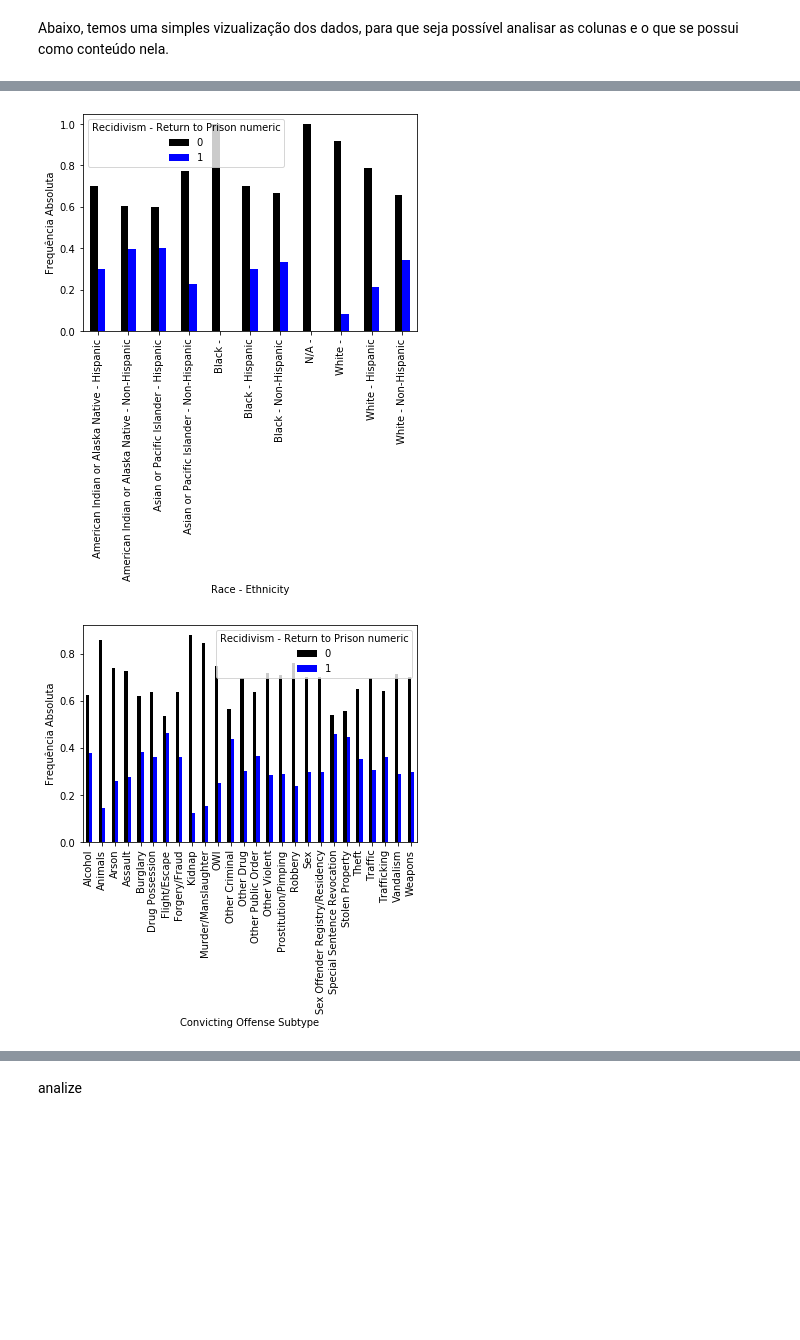
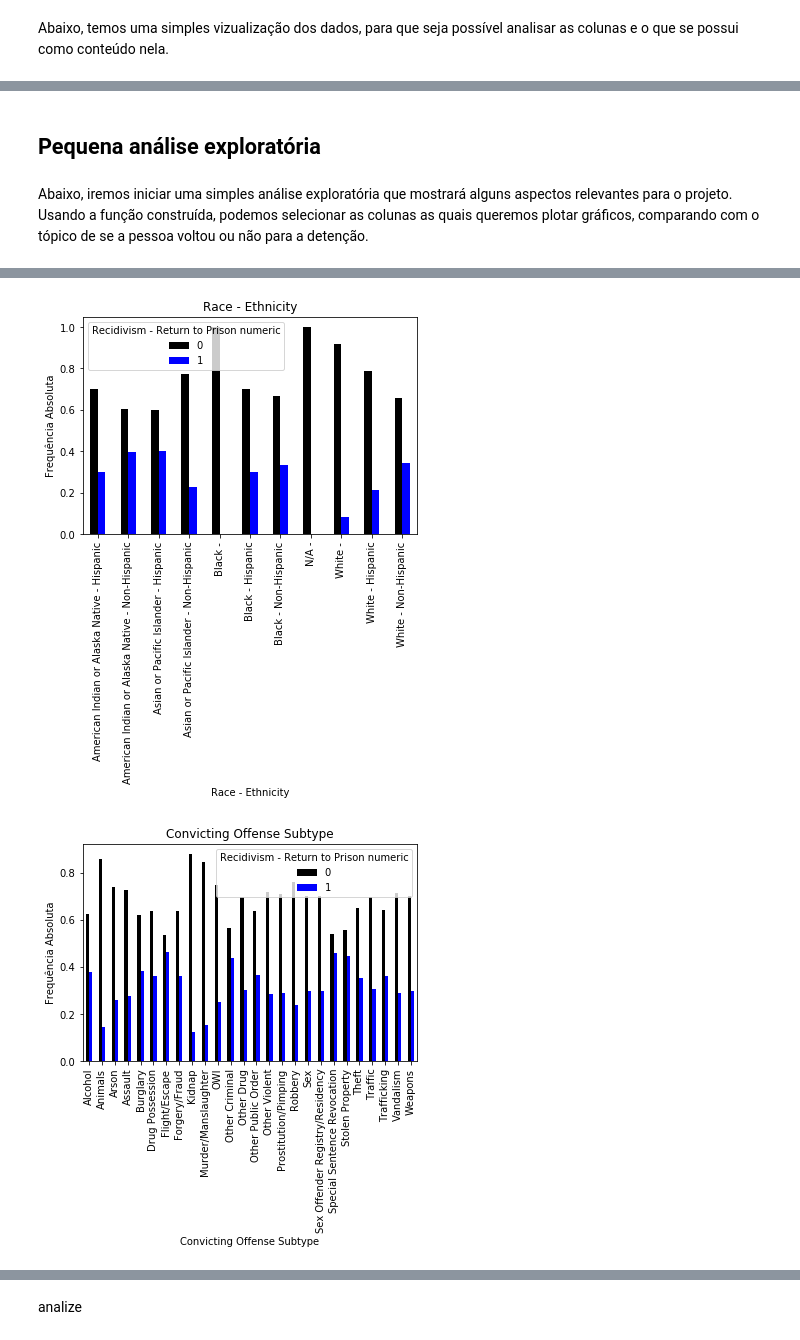
Before and after one commit to williamars/Cdados_final, a Jupyter notebook: P3 - Arquivo Final.ipynb, the cells around one changed output, grey strips where cells are left out. Cells and saved outputs as stored; diff of their text form; code cells hidden in the pictures; blank space fills up the shorter version.

```diff
--- a/P3 - Arquivo Final.ipynb
+++ b/P3 - Arquivo Final.ipynb
@@ -154,20 +176,30 @@ A partir da tabela acima, pode-se observar que nesta prisão 17339 presos não v
+# %% [markdown]
+## Pequena análise exploratória
+# %% [markdown]
+Abaixo, iremos iniciar uma simples análise exploratória que mostrará alguns aspectos relevantes para o projeto. Usando a função construída, podemos selecionar as colunas as quais queremos plotar gráficos, comparando com o tópico de se a pessoa voltou ou não para a detenção.
 # %%
-def exploratoria (data,compara, cat=[]):
+# Função que plota todos os gráficos exploratórios
+def exploratoria (data, compara, categorias=[]):
     d0=data[data[compara]==0]
     d1=data[data[compara]==1]
     cros={}
     cros_norm={}
     box={}
-    for c in cat:
-        #print(pd.crosstab(data[c],data[compara],normalize='index'))
-
-        #print(pd.crosstab(data[c],data[compara]))
-        #cros[c] = pd.crosstab(data[c],data[compara])
+    # Plotando para cada categoria
+    for c in categorias:
         cros_norm[c] = pd.crosstab(data[c],data[compara],normalize='index')
         cros_norm[c].plot(kind='bar', color=('black', 'b'))
+        plt.title(c)
         plt.ylabel('Frequência Absoluta')
         plt.show()
-exploratoria(db,'Recidivism - Return to Prison numeric',cat = ['Convicting Offense Classification', 'Convicting Offense Type',
-                                                               'Race - Ethnicity', 'Convicting Offense Subtype',
-                                                               'Main Supervising District','Release Type'])
+
+# Chamando a função com os dados que possuímos
+exploratoria(db,'Recidivism - Return to Prison numeric',categorias = ['Convicting Offense Classification',
+                                                                      'Convicting Offense Type',
+                                                                      'Race - Ethnicity',
+                                                                      'Convicting Offense Subtype',
+                                                                      'Main Supervising District',
+                                                                      'Release Type'
+                                                                     ]
+            )
 # %% [output]
@@ -176,2 +208,2 @@ exploratoria(db,'Recidivism - Return to Prison numeric',cat = ['Convicting Offen
-[figure, old version]
+[figure, new version]
-[figure, old version]
+[figure, new version]
```
Also changed, not shown: parts of 19 cells of this notebook.
